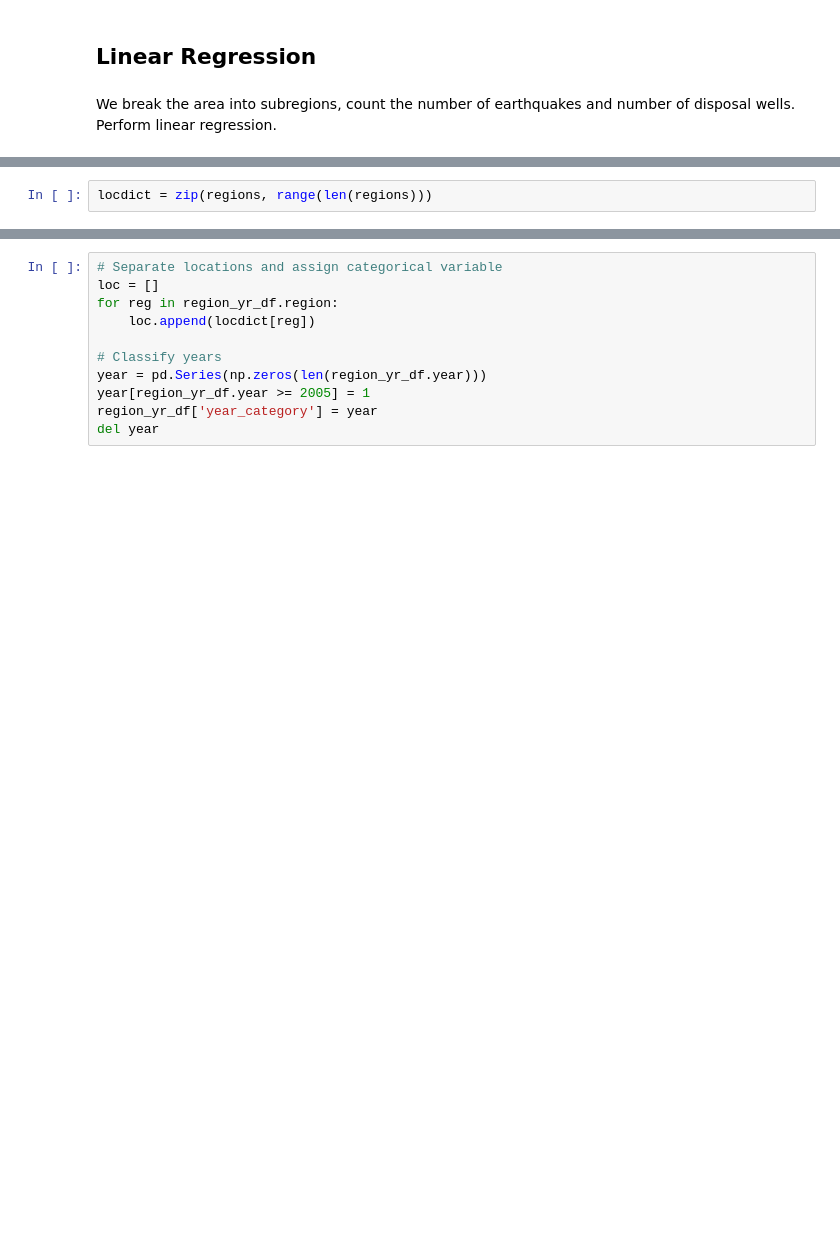
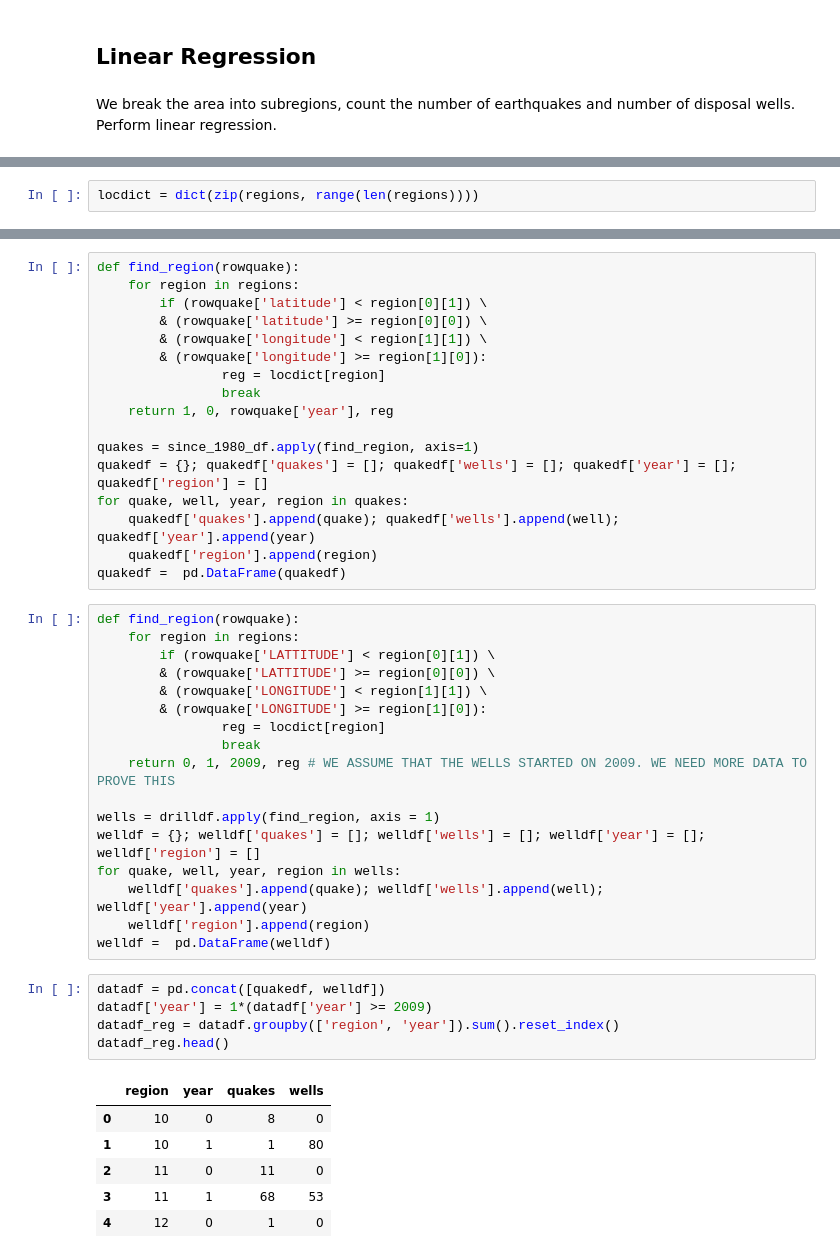
Before and after one commit to tperol/earthquake-clusters, a Jupyter notebook: Experiment_Poels.ipynb, the cells around one changed output, grey strips where cells are left out. Saved outputs shown, nothing was run; the diff lists cells and outputs as text; blank space fills up the shorter version.

Commit message:
Added data and finished linear regression.

```diff
--- a/Experiment_Poels.ipynb
+++ b/Experiment_Poels.ipynb
@@ -386,2 +384,2 @@ len(regions)
 # %%
-locdict = zip(regions, range(len(regions)))
+locdict = dict(zip(regions, range(len(regions))))
@@ -396,11 +386,46 @@ locdict = zip(regions, range(len(regions)))
-# %%
-# Separate locations and assign categorical variable
-loc = []
-for reg in region_yr_df.region:
-    loc.append(locdict[reg])
-
-# Classify years
-year = pd.Series(np.zeros(len(region_yr_df.year)))
-year[region_yr_df.year >= 2005] = 1
-region_yr_df['year_category'] = year
-del year
+# %%
+def find_region(rowquake):
+    for region in regions:
+        if (rowquake['latitude'] < region[0][1]) \
+        & (rowquake['latitude'] >= region[0][0]) \
+        & (rowquake['longitude'] < region[1][1]) \
+        & (rowquake['longitude'] >= region[1][0]):
+                reg = locdict[region]
+                break
+    return 1, 0, rowquake['year'], reg
+
+quakes = since_1980_df.apply(find_region, axis=1)
+quakedf = {}; quakedf['quakes'] = []; quakedf['wells'] = []; quakedf['year'] = []; quakedf['region'] = []
+for quake, well, year, region in quakes:
+    quakedf['quakes'].append(quake); quakedf['wells'].append(well); quakedf['year'].append(year)
+    quakedf['region'].append(region)
+quakedf =  pd.DataFrame(quakedf)
+# %%
+def find_region(rowquake):
+    for region in regions:
+        if (rowquake['LATTITUDE'] < region[0][1]) \
+        & (rowquake['LATTITUDE'] >= region[0][0]) \
+        & (rowquake['LONGITUDE'] < region[1][1]) \
+        & (rowquake['LONGITUDE'] >= region[1][0]):
+                reg = locdict[region]
+                break
+    return 0, 1, 2009, reg # WE ASSUME THAT THE WELLS STARTED ON 2009. WE NEED MORE DATA TO PROVE THIS
+
+wells = drilldf.apply(find_region, axis = 1)
+welldf = {}; welldf['quakes'] = []; welldf['wells'] = []; welldf['year'] = []; welldf['region'] = []
+for quake, well, year, region in wells:
+    welldf['quakes'].append(quake); welldf['wells'].append(well); welldf['year'].append(year)
+    welldf['region'].append(region)
+welldf =  pd.DataFrame(welldf)
+# %%
+datadf = pd.concat([quakedf, welldf])
+datadf['year'] = 1*(datadf['year'] >= 2009)
+datadf_reg = datadf.groupby(['region', 'year']).sum().reset_index()
+datadf_reg.head()
+# %% [output]
+|  | region | year | quakes | wells |
+| 0 | 10 | 0 | 8 | 0 |
+| 1 | 10 | 1 | 1 | 80 |
+| 2 | 11 | 0 | 11 | 0 |
+| 3 | 11 | 1 | 68 | 53 |
+| 4 | 12 | 0 | 1 | 0 |
```
Also changed, not shown: parts of 16 cells of this notebook, 3 other files.
